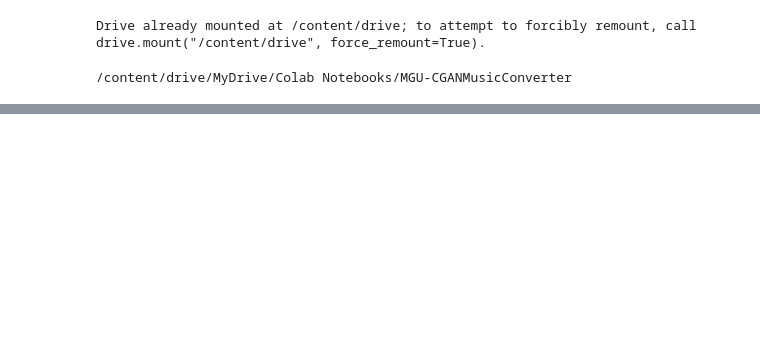
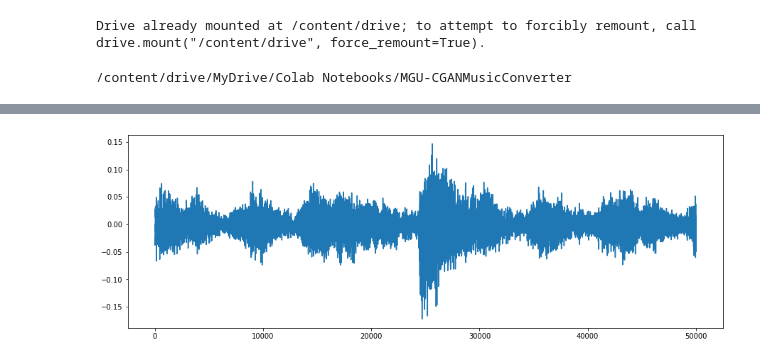
Before and after one commit to wojciechsadlik/MGU-CGANMusicConverter, a Jupyter notebook: raw_audio_gan.ipynb, the cells around one changed output, grey strips where cells are left out. Drawn from its saved outputs; the diff is of its cells as text; code cells hidden in the pictures; blank space fills up the shorter version.

```diff
--- a/raw_audio_gan.ipynb
+++ b/raw_audio_gan.ipynb
@@ -192,0 +257,8 @@ plt.show()
+# %%
+with open(DATASET_PATH + '/3000.pkl', 'rb') as f:
+      pkl_file = pickle.load(f)
+      plt.figure(figsize=(15,5))
+      plt.plot(pkl_file['audio'][50100 : 100100])
+      plt.show()
+# %% [output]
+[figure, added]
```
Also changed, not shown: parts of 8 cells of this notebook.
